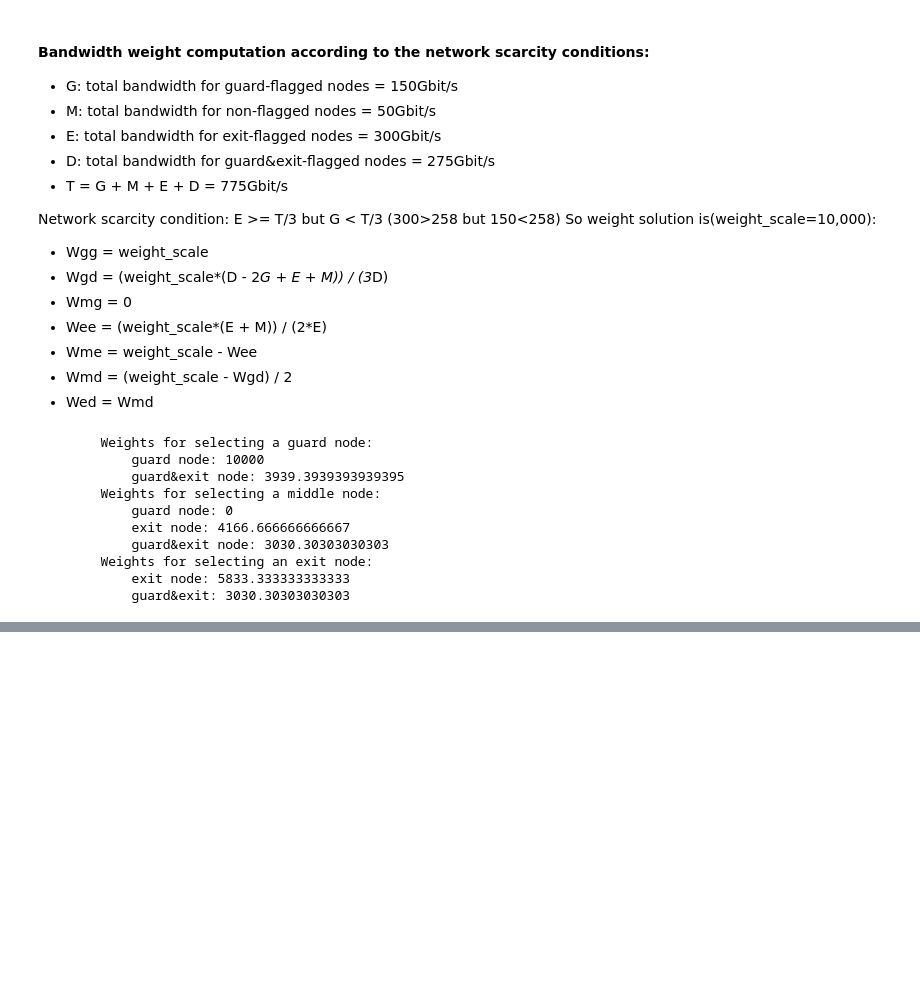
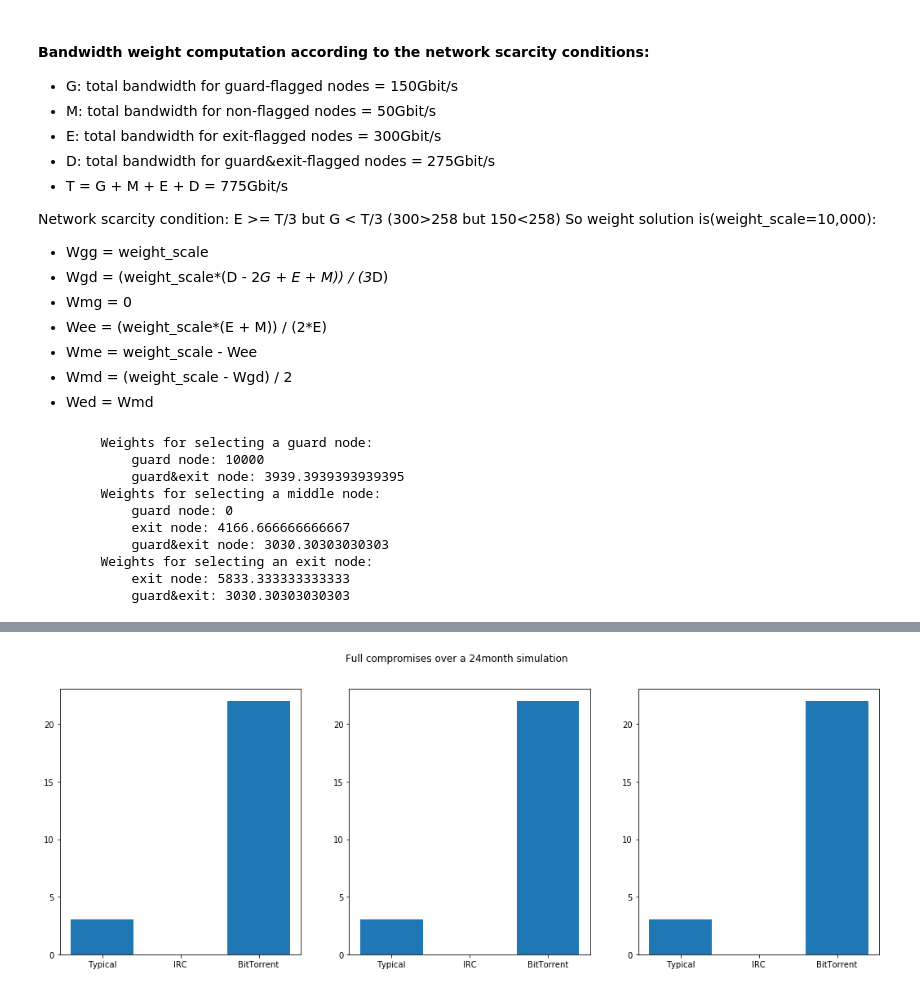
Before and after one commit to leoreppas/IndividualProject, a Jupyter notebook: TorPS2019.ipynb, the cells around one changed output, grey strips where cells are left out. Cells and saved outputs as stored; diff of their text form; code cells hidden in the pictures; blank space fills up the shorter version.

```diff
--- a/TorPS2019.ipynb
+++ b/TorPS2019.ipynb
@@ -670,0 +687,6 @@ Simulated period of 12 months(52 weeks):
+# %%
+values = [complete_compr1, complete_compr2, complete_compr3]
+title = 'Full compromises over a 24month simulation'
+create_graph(user_models, values, title)
+# %% [output]
+[figure, added]
```
Also changed, not shown: parts of 7 cells of this notebook.
